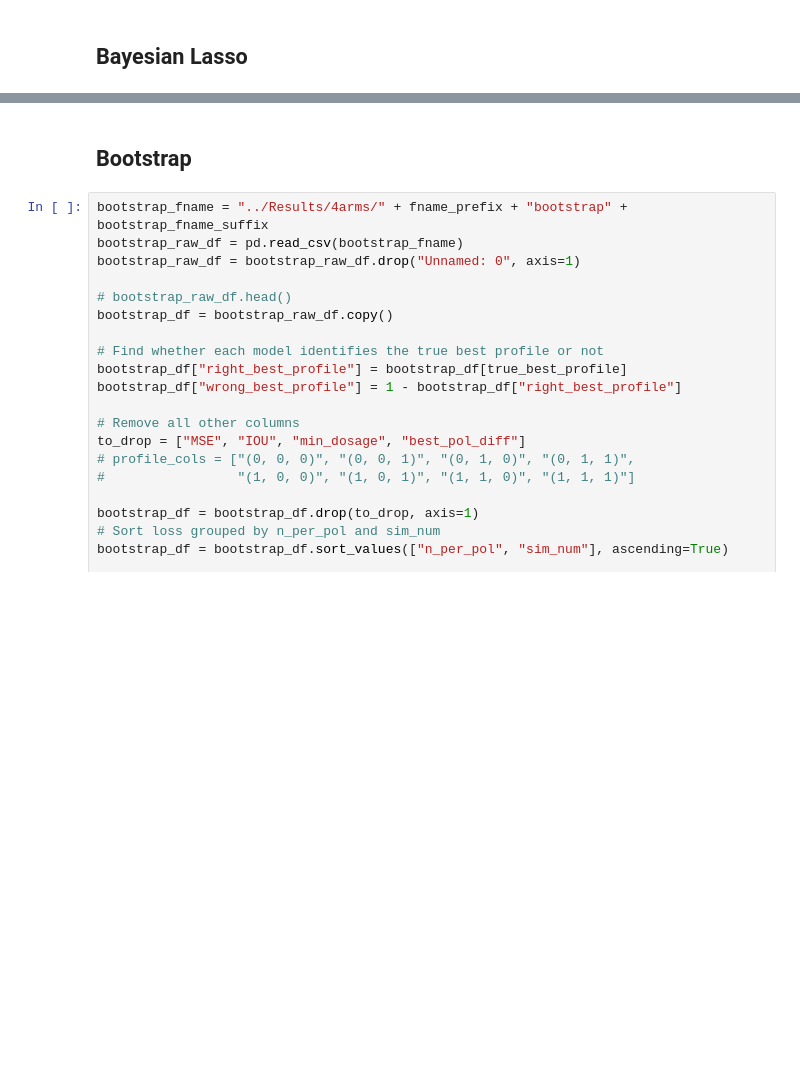
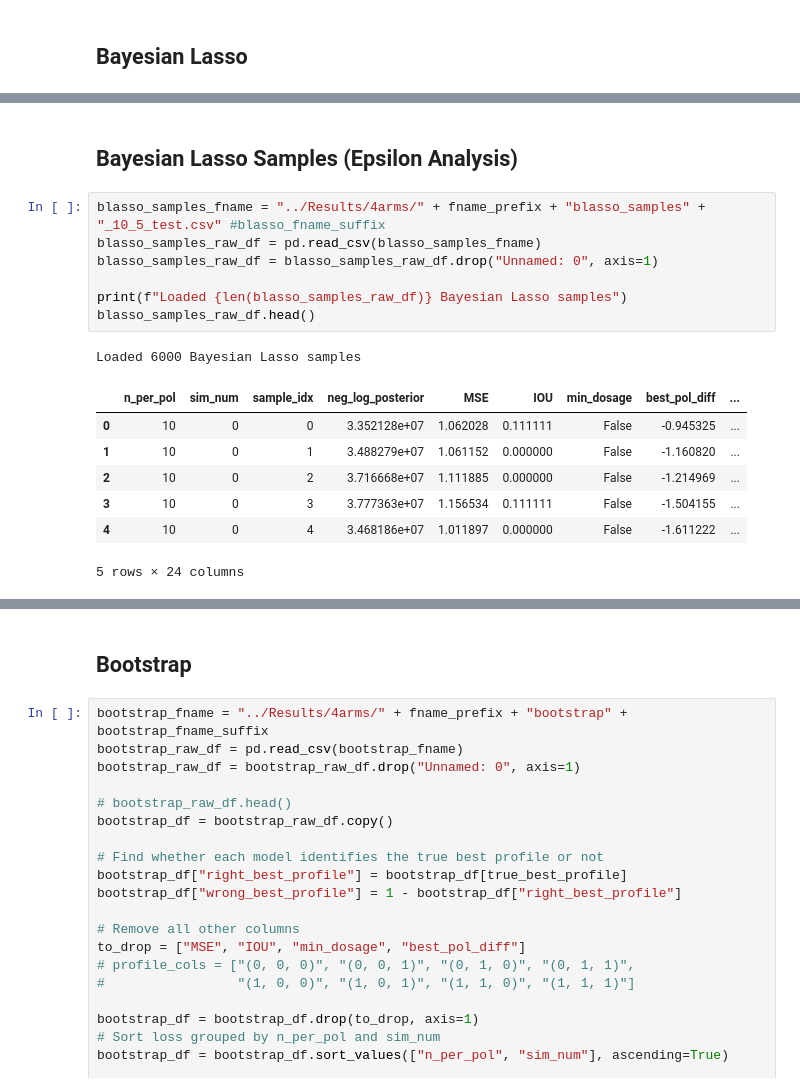
Before and after one commit to AparaV/rashomon-partition-sets, a Jupyter notebook: Code/analyze_reff_simulations.ipynb, the cells around one changed output, grey strips where cells are left out. Cells and saved outputs as stored; diff of their text form; blank space fills up the shorter version.

```diff
--- a/Code/analyze_reff_simulations.ipynb
+++ b/Code/analyze_reff_simulations.ipynb
@@ -228,0 +210,18 @@ blasso_df.head()
+# %% [markdown]
+## Bayesian Lasso Samples (Epsilon Analysis)
+# %%
+blasso_samples_fname = "../Results/4arms/" + fname_prefix + "blasso_samples" + "_10_5_test.csv" #blasso_fname_suffix
+blasso_samples_raw_df = pd.read_csv(blasso_samples_fname)
+blasso_samples_raw_df = blasso_samples_raw_df.drop("Unnamed: 0", axis=1)
+
+print(f"Loaded {len(blasso_samples_raw_df)} Bayesian Lasso samples")
+blasso_samples_raw_df.head()
+# %% [output]
+Loaded 6000 Bayesian Lasso samples
+|  | n_per_pol | sim_num | sample_idx | neg_log_posterior | MSE | IOU | min_dosage | best_pol_diff | ... |
+| 0 | 10 | 0 | 0 | 3.352128e+07 | 1.062028 | 0.111111 | False | -0.945325 | ... |
+| 1 | 10 | 0 | 1 | 3.488279e+07 | 1.061152 | 0.000000 | False | -1.160820 | ... |
+| 2 | 10 | 0 | 2 | 3.716668e+07 | 1.111885 | 0.000000 | False | -1.214969 | ... |
+| 3 | 10 | 0 | 3 | 3.777363e+07 | 1.156534 | 0.111111 | False | -1.504155 | ... |
+| 4 | 10 | 0 | 4 | 3.468186e+07 | 1.011897 | 0.000000 | False | -1.611222 | ... |
+5 rows × 24 columns
```
Also changed, not shown: parts of 12 cells of this notebook.
